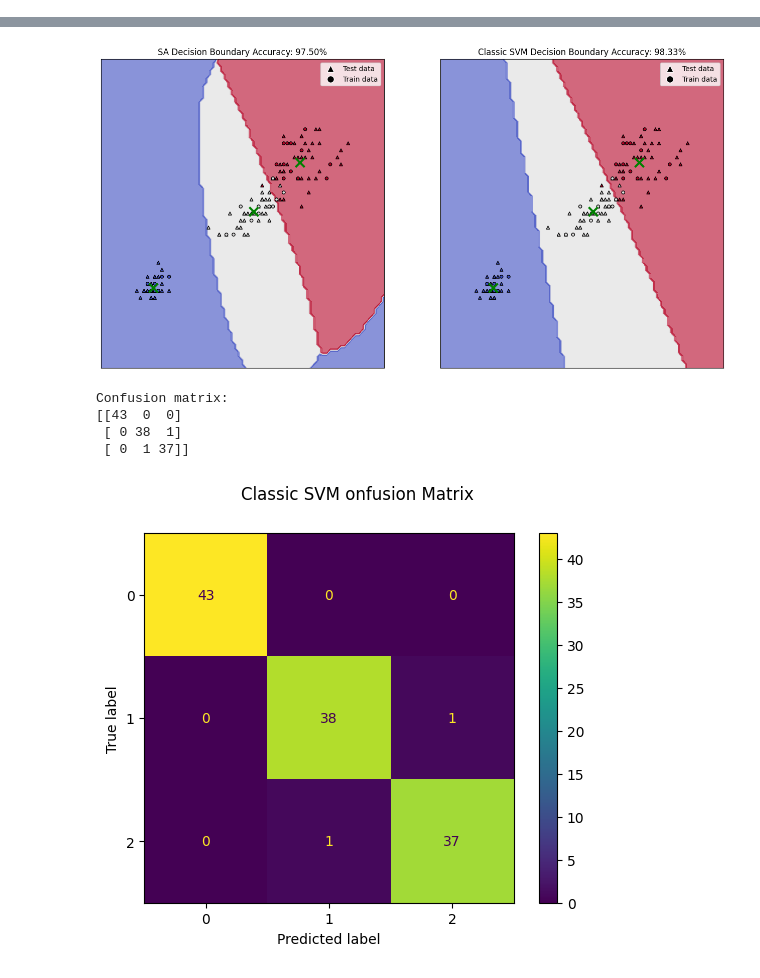
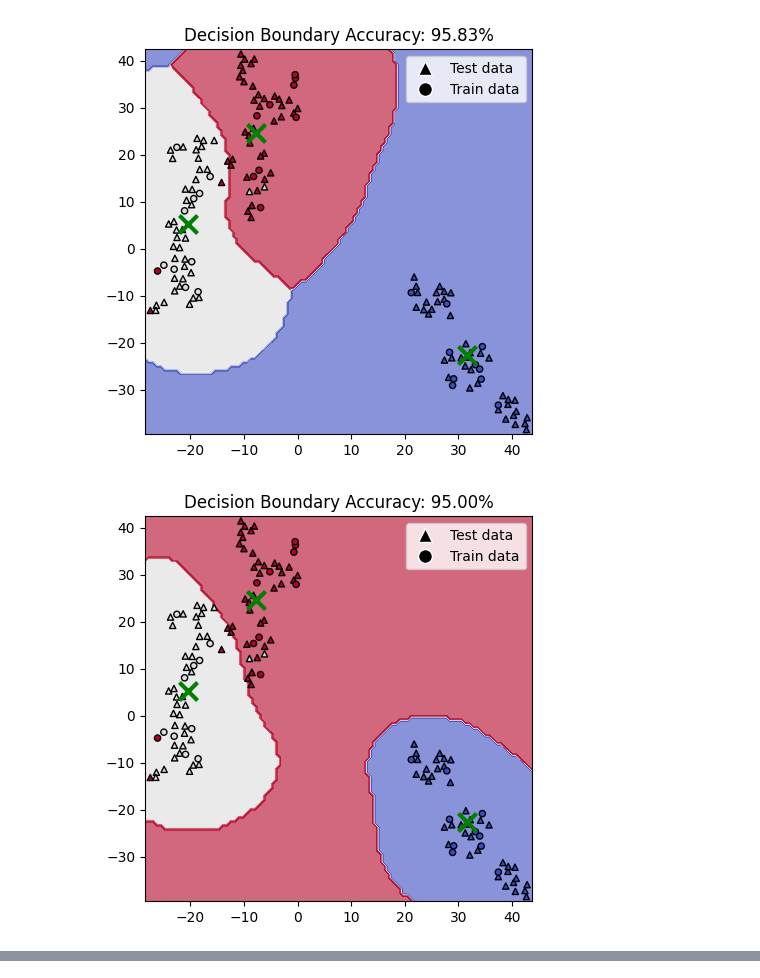
Before and after one commit to Jagaa-1008/quantum_SVM, a Jupyter notebook: iris_classification.ipynb, the cells around one changed output, grey strips where cells are left out. Drawn from its saved outputs; the diff is of its cells as text; code cells hidden in the pictures.

```diff
--- a/iris_classification.ipynb
+++ b/iris_classification.ipynb
@@ -84,0 +61,3 @@ plt.show()
+# %%
+gamma = 0.01
+C = 1
@@ -211,0 +492,36 @@ Classical SVM Test Accuracy: 98.33%
+# %%
+# from qsvm import *
+
+qubo_list = load_qubo_list("iris")
+emb = load_embedding("iris")
+
+params = {
+    "data": X_train,
+    "label": y_train,
+    "B": 2,
+    "K": 2,
+    "Xi": 1,
+    "gamma": gamma,
+    "C": C,
+    "kernel": "rbf",
+    "optimizer": "QA",
+    "qubo_list" : qubo_list,
+    "embeddings" : emb;
+    "vis" : 0
+}
+
+# Initialize and train the classifier
+qa_OvR = OneVsRestClassifier(class_num=nn, classifier=qSVM, params=params)
+qa_OvR.solve(X_train, y_train)
+
+# Predict
+qa_predict = qa_OvR.predict(X_test)
+qa_t_pred= qa_OvR.predict(X_train)
+
+# Performance analysis
+qa_test_accuracy = accuracy_score(y_test, qa_predict)*100
+qa_training_accuracy = accuracy_score(y_train, qa_t_pred)*100
+print(qa_test_accuracy)
+print(qa_training_accuracy)
+
+# plot_figure(qa_OvR, X_tsne, y, nn, X_test, X_train, y_test, y_train, filename= "results\iris_QA")
@@ -211,0 +534,8 @@ Classical SVM Test Accuracy: 98.33%
+# %%
+plot_figure(smo_solver, X_tsne, y, nn, X_test, X_train, y_test, y_train, filename= "results\iris_SMO")
+plot_figure(sa_OvR, X_tsne, y, nn, X_test, X_train, y_test, y_train, filename= "results\iris_SA")
+plot_figure(qa_OvR, X_tsne, y, nn, X_test, X_train, y_test, y_train, filename= "results\iris_QA")
+plot_figure(mtqa_OvR, X_tsne, y, nn, X_test, X_train, y_test, y_train, filename= "results\iris_MTQA")
+# %% [output]
+[figure, added]
+[figure, added]
@@ -230,15 +562,13 @@ def plot_contours(ax, clf, xx, yy, **params):
 fig, sub = plt.subplots(1, 2,figsize=(16, 8))
 
 # Create meshgrid
-X0, X1 = X[:, 0], X[:, 1]
+X0, X1 = X_tsne[:, 0], X_tsne[:, 1]
 xx, yy = make_meshgrid(X0, X1)
 
 # Define colormap for plotting
 coolwarm = plt.cm.coolwarm
 colors = coolwarm(np.linspace(0, 1, nn))
 cm = ListedColormap(colors)
-# cm = plt.cm.coolwarm
-# cm = plt.cm.Paired
 
 # Plot decision boundaries and data points for qSVM
 ax = sub[0]
@@ -247,14 +577,14 @@ ax.scatter(X_test[:, 0], X_test[:, 1], c=y_test, cmap=cm, marker='^', edgecolors
 ax.scatter(X_train[:, 0], X_train[:, 1], c=y_train, cmap=cm, marker='o', edgecolors='k', s=20)
 
 # Compute and plot centroids
-centroids = np.array([X[y == i].mean(axis=0) for i in np.unique(y)])
+centroids = np.array([X_tsne[y == i].mean(axis=0) for i in np.unique(y)])
 ax.scatter(centroids[:, 0], centroids[:, 1], marker='x', s=169, linewidths=3, color='g', zorder=10)
 
 ax.set_xlim(xx.min(), xx.max())
 ax.set_ylim(yy.min(), yy.max())
 ax.set_xticks(())
 ax.set_yticks(())
-ax.set_title(f"SA Decision Boundary Accuracy: {sa_accuracy*100:.2f}%")
+ax.set_title(f"SA Decision Boundary Accuracy: {sa_test_accuracy:.2f}%")
 
 # Add labels
 labels = ['Test data', 'Train data']
@@ -264,19 +594,19 @@ ax.legend(handles, labels)
 
 # Plot decision boundaries and data points for classical SVM
 ax = sub[1]
-contour = plot_contours(ax, svm_classifier, xx, yy, cmap=cm, alpha=0.6)
+contour = plot_contours(ax, smo_solver, xx, yy, cmap=cm, alpha=0.6)
 ax.scatter(X_test[:, 0], X_test[:, 1], c=y_test, cmap=cm, marker='^', edgecolors='k', s=20)
 ax.scatter(X_train[:, 0], X_train[:, 1], c=y_train, cmap=cm, marker='o', edgecolors='k', s=20)
 
 # Compute and plot centroids
-centroids = np.array([X[y == i].mean(axis=0) for i in np.unique(y)])
+centroids = np.array([X_tsne[y == i].mean(axis=0) for i in np.unique(y)])
 ax.scatter(centroids[:, 0], centroids[:, 1], marker='x', s=169, linewidths=3, color='g', zorder=10)
 
 ax.set_xlim(xx.min(), xx.max())
 ax.set_ylim(yy.min(), yy.max())
 ax.set_xticks(())
 ax.set_yticks(())
-ax.set_title(f"Classic SVM Decision Boundary Accuracy: {svm_accuracy*100:.2f}%")
+ax.set_title(f"Classic SVM Decision Boundary Accuracy: {smo_test_accuracy:.2f}%")
 
 # Add labels
 labels = ['Test data', 'Train data']
@@ -289,8 +619,6 @@ ax.legend(handles, labels)
 # cbar.set_ticks(np.arange(0, nn))  # Setting ticks for nn classes
 # cbar.set_ticklabels(np.arange(0, nn))  # Setting tick labels
 
-plt.savefig("results\iris_SA_Classic.png",  bbox_inches='tight', dpi = 300)
+plt.savefig("results\iris_SA_SMO.png",  bbox_inches='tight', dpi = 300)
 
 plt.show()
-# %% [output]
-[figure, removed]
@@ -297,17 +707,11 @@ plt.show()
 # %%
 disp = ConfusionMatrixDisplay.from_predictions(y_test, svm_pred)
-disp.figure_.suptitle("Classic SVM onfusion Matrix")
+disp.figure_.suptitle("Classic SMO onfusion Matrix")
 print(f"Confusion matrix:\n{disp.confusion_matrix}")
 
-plt.savefig("results\iris_classic_confusion_matrix.png",  bbox_inches='tight', dpi = 300)
+plt.savefig("results\iris_smo_confusion_matrix.png",  bbox_inches='tight', dpi = 300)
 
 plt.show()
-# %% [output]
-Confusion matrix:
-[[43  0  0]
- [ 0 38  1]
- [ 0  1 37]]
-[figure, removed]
 # %%
 import matplotlib.pyplot as plt
 from sklearn.metrics import confusion_matrix, ConfusionMatrixDisplay
```
Also changed, not shown: parts of 19 cells of this notebook, 18 other files.
